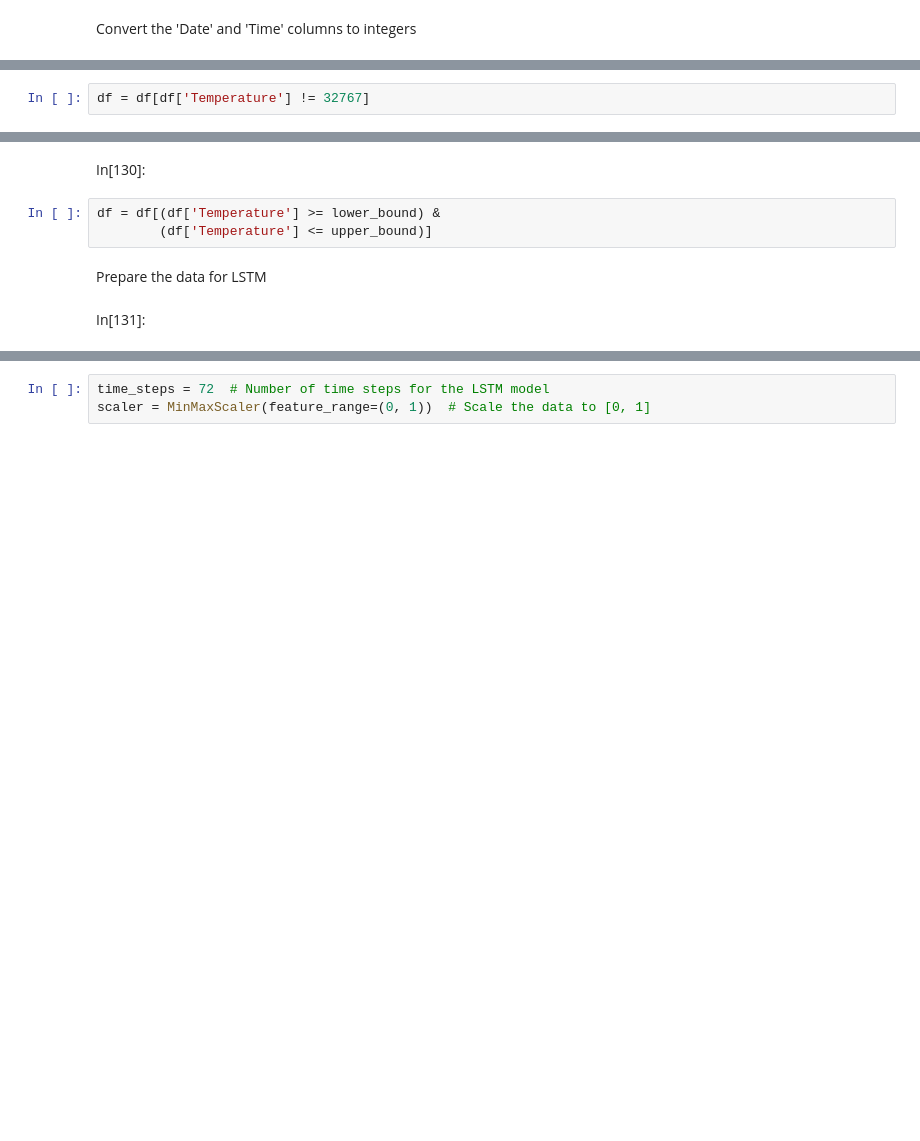
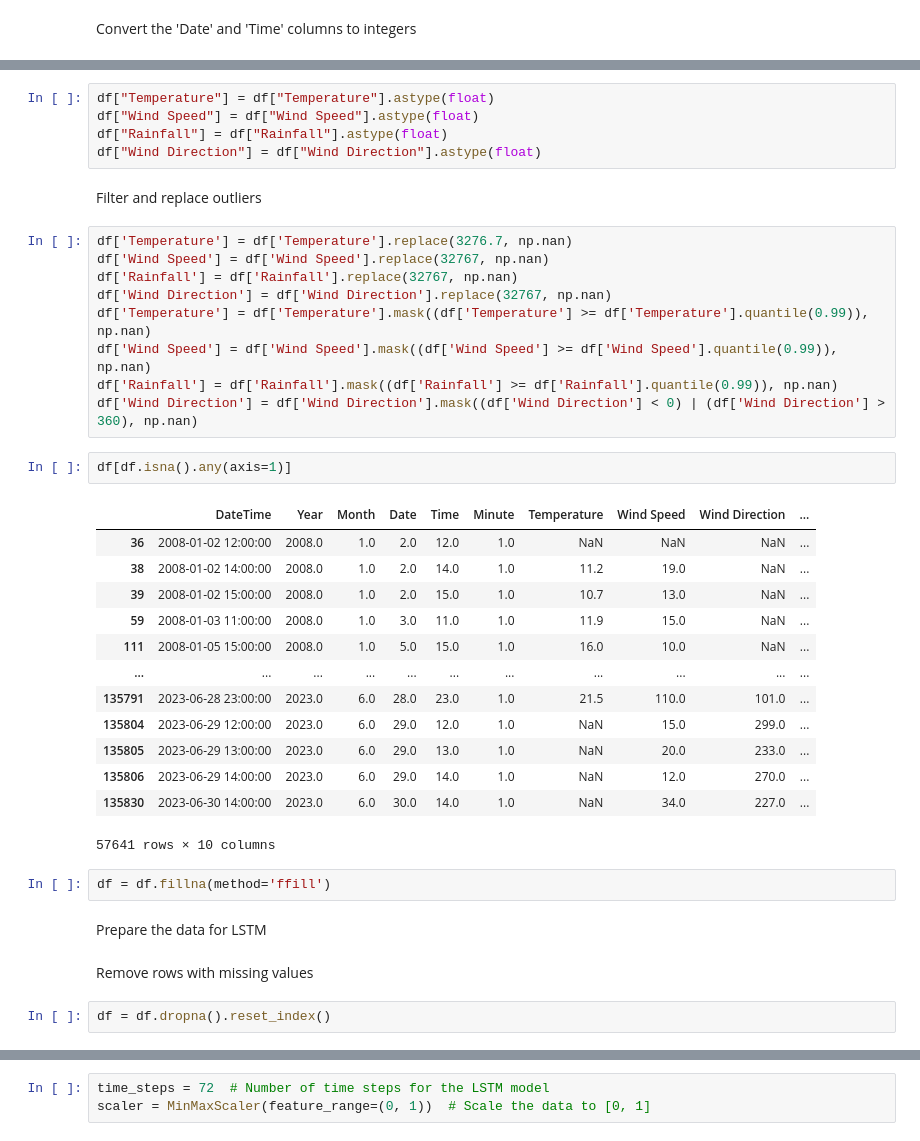
Before and after one commit to sdip15fa/weather-predict, a Jupyter notebook: lstm.ipynb, the cells around one changed output, grey strips where cells are left out. Cells and saved outputs as stored; diff of their text form; blank space fills up the shorter version.

Commit message:
lstm: replace instead of eliminating extreme / invalid values

```diff
--- a/lstm.ipynb
+++ b/lstm.ipynb
@@ -69,2 +22,0 @@ In[127]:
-# %%
-df = df[df['Temperature'] != 32767]
@@ -88,9 +23,40 @@ Filter out rows with Y values outside the acceptable range
-# %% [markdown]
-In[130]:
-# %%
-df = df[(df['Temperature'] >= lower_bound) &
-        (df['Temperature'] <= upper_bound)]
+# %%
+df["Temperature"] = df["Temperature"].astype(float)
+df["Wind Speed"] = df["Wind Speed"].astype(float)
+df["Rainfall"] = df["Rainfall"].astype(float)
+df["Wind Direction"] = df["Wind Direction"].astype(float)
+# %% [markdown]
+Filter and replace outliers
+# %%
+df['Temperature'] = df['Temperature'].replace(3276.7, np.nan)
+df['Wind Speed'] = df['Wind Speed'].replace(32767, np.nan)
+df['Rainfall'] = df['Rainfall'].replace(32767, np.nan)
+df['Wind Direction'] = df['Wind Direction'].replace(32767, np.nan)
+df['Temperature'] = df['Temperature'].mask((df['Temperature'] >= df['Temperature'].quantile(0.99)), np.nan)
+df['Wind Speed'] = df['Wind Speed'].mask((df['Wind Speed'] >= df['Wind Speed'].quantile(0.99)), np.nan)
+df['Rainfall'] = df['Rainfall'].mask((df['Rainfall'] >= df['Rainfall'].quantile(0.99)), np.nan)
+df['Wind Direction'] = df['Wind Direction'].mask((df['Wind Direction'] < 0) | (df['Wind Direction'] > 360), np.nan)
+# %%
+df[df.isna().any(axis=1)]
+# %% [output]
+|  | DateTime | Year | Month | Date | Time | Minute | Temperature | Wind Speed | Wind Direction | ... |
+| 36 | 2008-01-02 12:00:00 | 2008.0 | 1.0 | 2.0 | 12.0 | 1.0 | NaN | NaN | NaN | ... |
+| 38 | 2008-01-02 14:00:00 | 2008.0 | 1.0 | 2.0 | 14.0 | 1.0 | 11.2 | 19.0 | NaN | ... |
+| 39 | 2008-01-02 15:00:00 | 2008.0 | 1.0 | 2.0 | 15.0 | 1.0 | 10.7 | 13.0 | NaN | ... |
+| 59 | 2008-01-03 11:00:00 | 2008.0 | 1.0 | 3.0 | 11.0 | 1.0 | 11.9 | 15.0 | NaN | ... |
+| 111 | 2008-01-05 15:00:00 | 2008.0 | 1.0 | 5.0 | 15.0 | 1.0 | 16.0 | 10.0 | NaN | ... |
+| ... | ... | ... | ... | ... | ... | ... | ... | ... | ... | ... |
+| 135791 | 2023-06-28 23:00:00 | 2023.0 | 6.0 | 28.0 | 23.0 | 1.0 | 21.5 | 110.0 | 101.0 | ... |
+| 135804 | 2023-06-29 12:00:00 | 2023.0 | 6.0 | 29.0 | 12.0 | 1.0 | NaN | 15.0 | 299.0 | ... |
+| 135805 | 2023-06-29 13:00:00 | 2023.0 | 6.0 | 29.0 | 13.0 | 1.0 | NaN | 20.0 | 233.0 | ... |
+| 135806 | 2023-06-29 14:00:00 | 2023.0 | 6.0 | 29.0 | 14.0 | 1.0 | NaN | 12.0 | 270.0 | ... |
+| 135830 | 2023-06-30 14:00:00 | 2023.0 | 6.0 | 30.0 | 14.0 | 1.0 | NaN | 34.0 | 227.0 | ... |
+57641 rows × 10 columns
+# %%
+df = df.fillna(method='ffill')
 # %% [markdown]
 Prepare the data for LSTM
-# %% [markdown]
-In[131]:
+# %% [markdown]
+Remove rows with missing values
+# %%
+df = df.dropna().reset_index()
```
Also changed, not shown: parts of 56 cells of this notebook, 2 other files.
